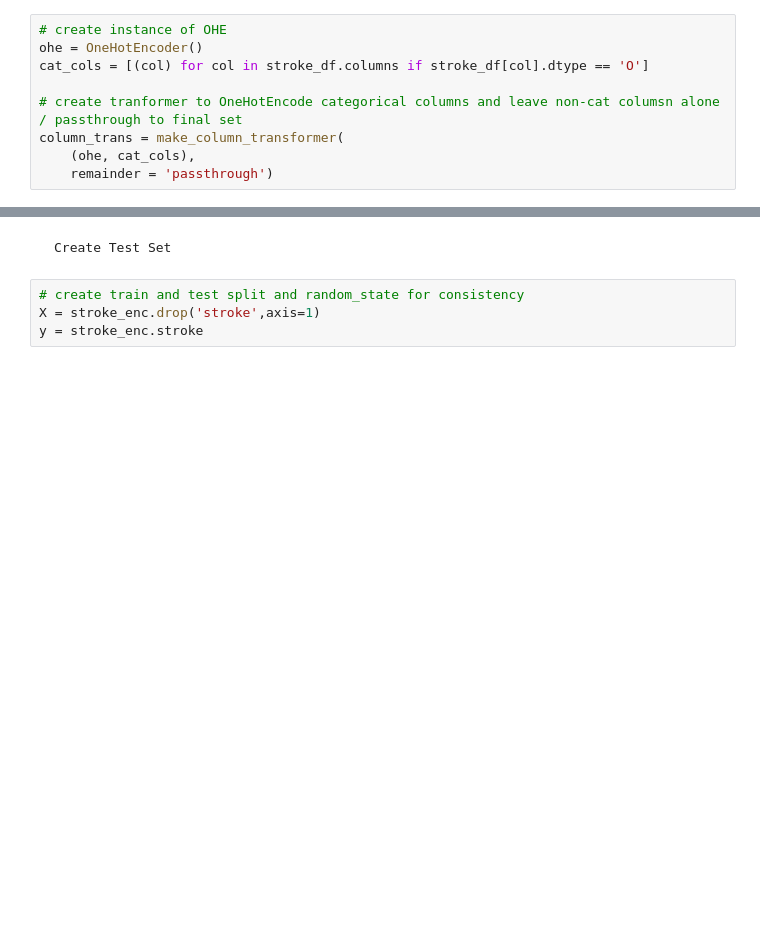
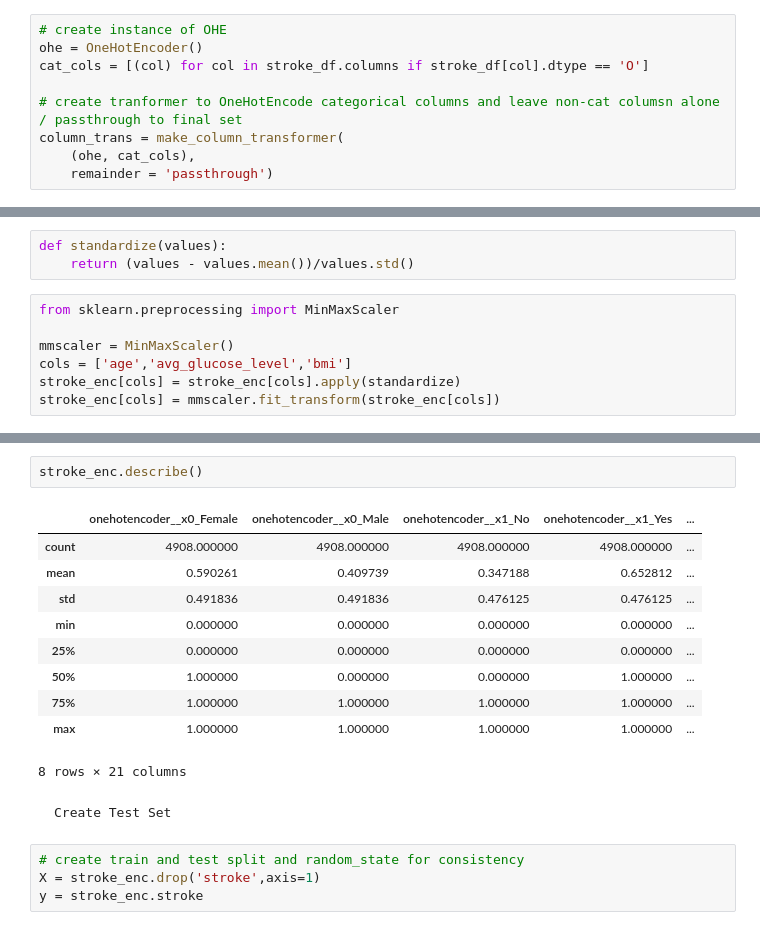
Before and after one commit to MaxDorris/MachineLearningProject, a Jupyter notebook: 1_cleaning.ipynb, the cells around one changed output, grey strips where cells are left out. Drawn from its saved outputs; the diff is of its cells as text; blank space fills up the shorter version.

```diff
--- a/1_cleaning.ipynb
+++ b/1_cleaning.ipynb
@@ -292,0 +329,10 @@ stroke_enc.head()
+# %%
+def standardize(values):
+    return (values - values.mean())/values.std()
+# %%
+from sklearn.preprocessing import MinMaxScaler
+
+mmscaler = MinMaxScaler()
+cols = ['age','avg_glucose_level','bmi']
+stroke_enc[cols] = stroke_enc[cols].apply(standardize)
+stroke_enc[cols] = mmscaler.fit_transform(stroke_enc[cols])
@@ -293,3 +349,16 @@ stroke_enc.head()
+# %%
+stroke_enc.describe()
+# %% [output]
+|  | onehotencoder__x0_Female | onehotencoder__x0_Male | onehotencoder__x1_No | onehotencoder__x1_Yes | ... |
+| count | 4908.000000 | 4908.000000 | 4908.000000 | 4908.000000 | ... |
+| mean | 0.590261 | 0.409739 | 0.347188 | 0.652812 | ... |
+| std | 0.491836 | 0.491836 | 0.476125 | 0.476125 | ... |
+| min | 0.000000 | 0.000000 | 0.000000 | 0.000000 | ... |
+| 25% | 0.000000 | 0.000000 | 0.000000 | 0.000000 | ... |
+| 50% | 1.000000 | 0.000000 | 0.000000 | 1.000000 | ... |
+| 75% | 1.000000 | 1.000000 | 1.000000 | 1.000000 | ... |
+| max | 1.000000 | 1.000000 | 1.000000 | 1.000000 | ... |
+8 rows × 21 columns
 # %% [markdown]
     Create Test Set
 # %%
```
Also changed, not shown: parts of 24 cells of this notebook.
